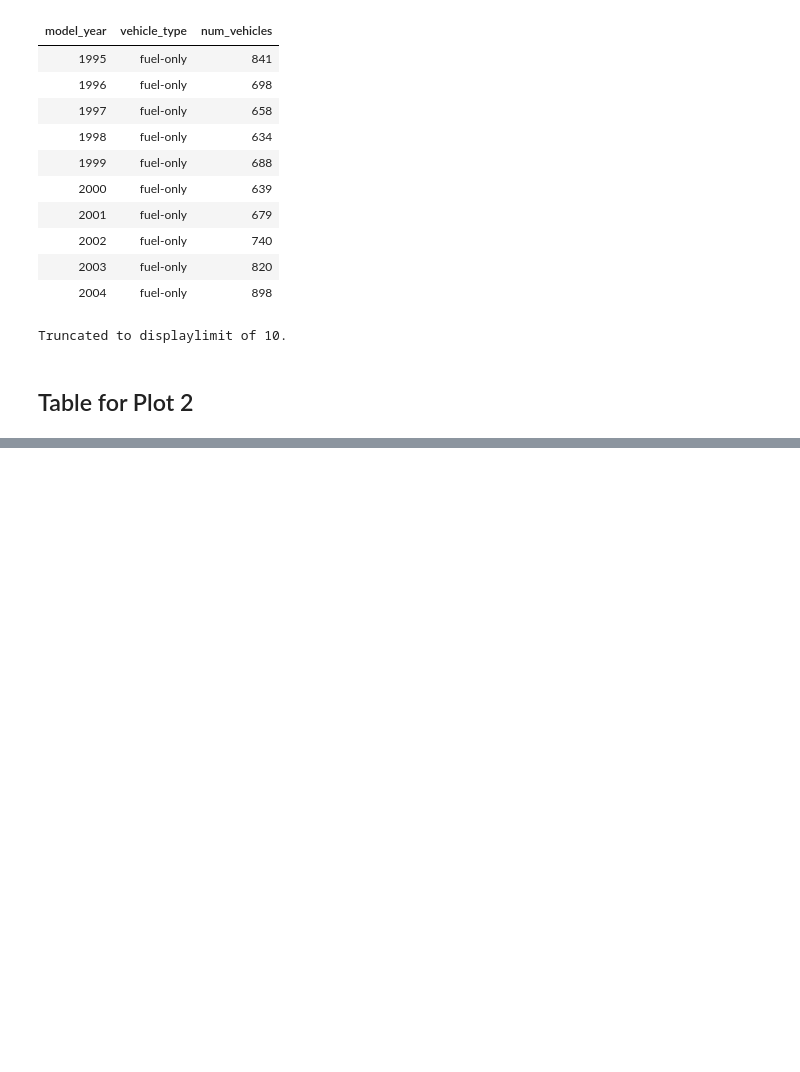
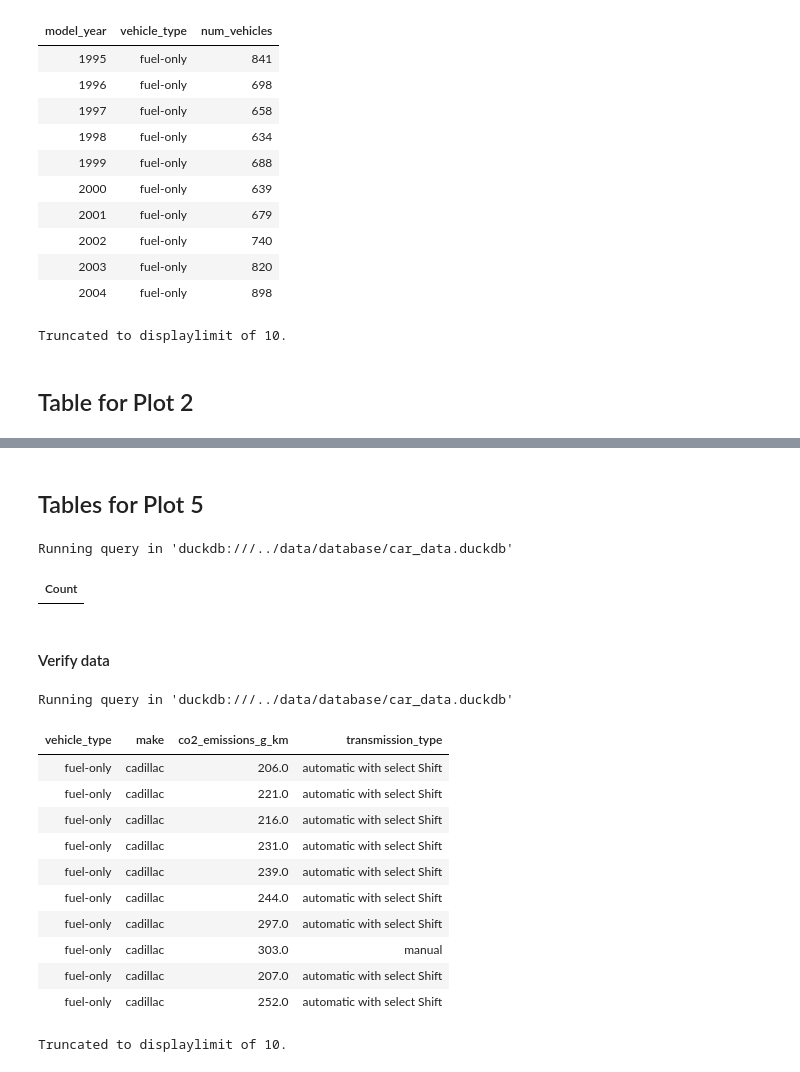
Before and after one commit to jhicks2306/vehicle-co2, a Jupyter notebook: pipeline/src/eda-pipeline.ipynb, the cells around one changed output, grey strips where cells are left out. Drawn from its saved outputs; the diff is of its cells as text; code cells hidden in the pictures; blank space fills up the shorter version.

```diff
--- a/pipeline/src/eda-pipeline.ipynb
+++ b/pipeline/src/eda-pipeline.ipynb
@@ -106,0 +177,32 @@ CREATE TABLE boxplot_fuel_consum AS
+# %% [markdown]
+## Tables for Plot 5
+# %%
+%%sql
+CREATE TABLE co2_usa AS
+    SELECT vehicle_type, make, co2_emissions_g_km, transmission_type
+    FROM all_vehicles
+    WHERE co2_emissions_g_km IS NOT NULL AND
+    vehicle_type IN ('fuel-only', 'hybrid') AND
+    make IN ('cadillac', 'chevrolet', 'chrysler', 'ford', 'jeep', 'lincoln')
+# %% [output]
+Running query in 'duckdb:///../data/database/car_data.duckdb'
+| Count |
+# %% [markdown]
+#### Verify data
+# %%
+%%sql
+SELECT * FROM co2_usa;
+# %% [output]
+Running query in 'duckdb:///../data/database/car_data.duckdb'
+| vehicle_type | make | co2_emissions_g_km | transmission_type |
+| fuel-only | cadillac | 206.0 | automatic with select Shift |
+| fuel-only | cadillac | 221.0 | automatic with select Shift |
+| fuel-only | cadillac | 216.0 | automatic with select Shift |
+| fuel-only | cadillac | 231.0 | automatic with select Shift |
+| fuel-only | cadillac | 239.0 | automatic with select Shift |
+| fuel-only | cadillac | 244.0 | automatic with select Shift |
+| fuel-only | cadillac | 297.0 | automatic with select Shift |
+| fuel-only | cadillac | 303.0 | manual |
+| fuel-only | cadillac | 207.0 | automatic with select Shift |
+| fuel-only | cadillac | 252.0 | automatic with select Shift |
+Truncated to displaylimit of 10.
```
Also changed, not shown: parts of 14 cells of this notebook, 1 other file.
